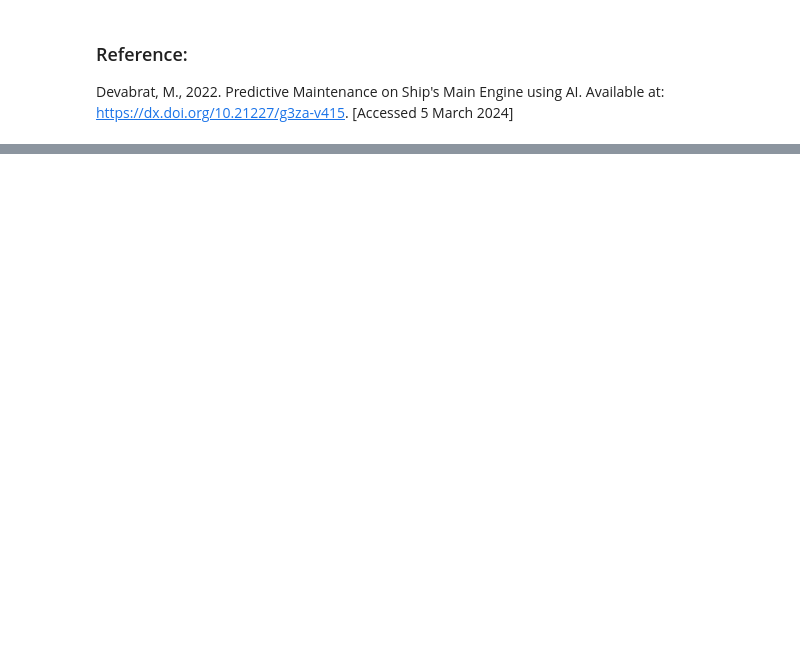
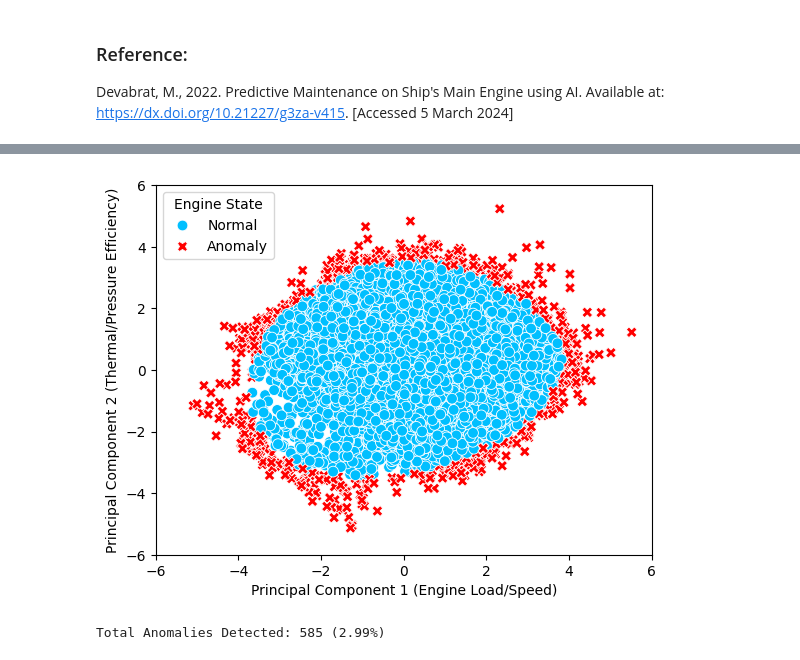
Before and after one commit to susanavenda/data_cambridge, a Jupyter notebook: Venda_Susana_CAM_DS_C101_Mini_project_5_3_1.ipynb, the cells around one changed output, grey strips where cells are left out. Cells and saved outputs as stored; diff of their text form; code cells hidden in the pictures; blank space fills up the shorter version.

```diff
--- a/Venda_Susana_CAM_DS_C101_Mini_project_5_3_1.ipynb
+++ b/Venda_Susana_CAM_DS_C101_Mini_project_5_3_1.ipynb
@@ -579,0 +774,20 @@ Devabrat, M., 2022. Predictive Maintenance on Ship's Main Engine using AI. Avail
+# %%
+plt.xlim(-6, 6)
+plt.ylim(-6, 6)
+# Plot the actual engine data points
+sns.scatterplot(x=X_pca[:, 0], y=X_pca[:, 1],
+                hue=np.where(df['svm_anomaly'] == 1, 'Normal', 'Anomaly'),
+                palette={'Normal': 'deepskyblue', 'Anomaly': 'red'},
+                style=np.where(df['svm_anomaly'] == 1, 'Normal', 'Anomaly'),
+                markers={'Normal': 'o', 'Anomaly': 'X'}, s=60)
+plt.xlabel('Principal Component 1 (Engine Load/Speed)')
+plt.ylabel('Principal Component 2 (Thermal/Pressure Efficiency)')
+plt.legend(title="Engine State")
+plt.show()
+
+# Print results
+anomaly_count = len(df[df['svm_anomaly'] == -1])
+print(f"Total Anomalies Detected: {anomaly_count} ({anomaly_count/len(df)*100:.2f}%)")
+# %% [output]
+[figure, added]
+Total Anomalies Detected: 585 (2.99%)
```
Also changed, not shown: parts of 15 cells of this notebook.
